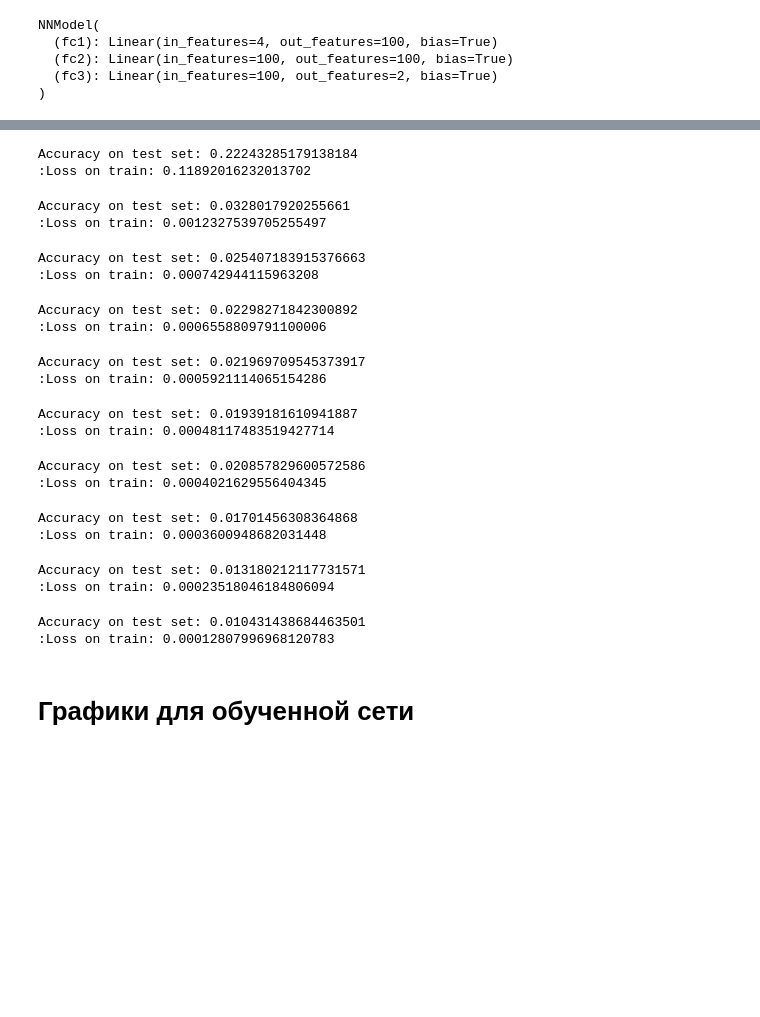
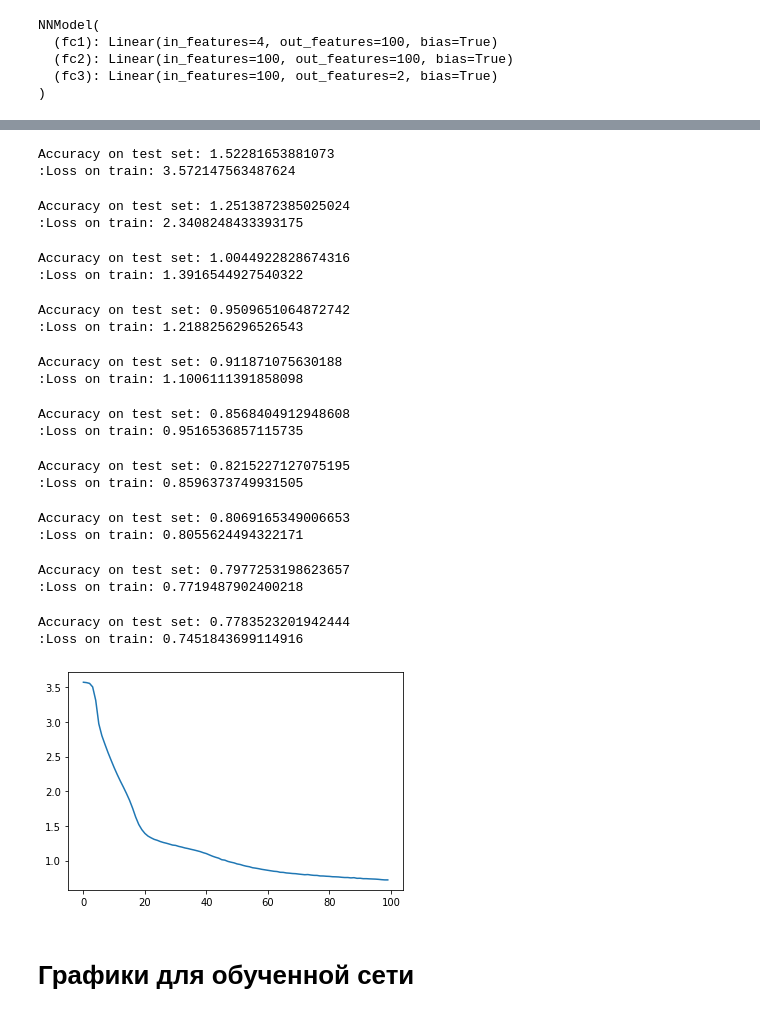
Before and after one commit to vladushked/playground, a Jupyter notebook: pytorch/identification.ipynb, the cells around one changed output, grey strips where cells are left out. Cells and saved outputs as stored; diff of their text form; code cells hidden in the pictures; blank space fills up the shorter version.

```diff
--- a/pytorch/identification.ipynb
+++ b/pytorch/identification.ipynb
@@ -244,5 +245,6 @@ tensor([[-0.3907,  0.6009]], device='cuda:0')
 # %%
 # Train Network
+epoch_losses = []
 for epoch in range(NUM_EPOCHS):
     losses = []
     for batch_idx, (data, targets) in enumerate(tqdm(train_loader)):
@@ -259,24 +261,29 @@ for epoch in range(NUM_EPOCHS):
     if epoch % 10 == 0:
         print(f"Accuracy on test set: {check_accuracy(test_loader, model)}")
         print(f":Loss on train: {np.mean(losses)}")
+    epoch_losses.append(np.mean(losses))
 # %% [output]
-Accuracy on test set: 0.22243285179138184
-:Loss on train: 0.11892016232013702
+Accuracy on test set: 1.52281653881073
+:Loss on train: 3.572147563487624
-Accuracy on test set: 0.0328017920255661
-:Loss on train: 0.0012327539705255497
+Accuracy on test set: 1.2513872385025024
+:Loss on train: 2.3408248433393175
-Accuracy on test set: 0.025407183915376663
-:Loss on train: 0.000742944115963208
+Accuracy on test set: 1.0044922828674316
+:Loss on train: 1.3916544927540322
-Accuracy on test set: 0.02298271842300892
-:Loss on train: 0.0006558809791100006
+Accuracy on test set: 0.9509651064872742
+:Loss on train: 1.2188256296526543
-Accuracy on test set: 0.021969709545373917
-:Loss on train: 0.0005921114065154286
+Accuracy on test set: 0.911871075630188
+:Loss on train: 1.1006111391858098
-Accuracy on test set: 0.01939181610941887
-:Loss on train: 0.00048117483519427714
+Accuracy on test set: 0.8568404912948608
+:Loss on train: 0.9516536857115735
-Accuracy on test set: 0.020857829600572586
-:Loss on train: 0.0004021629556404345
+Accuracy on test set: 0.8215227127075195
+:Loss on train: 0.8596373749931505
-Accuracy on test set: 0.01701456308364868
-:Loss on train: 0.0003600948682031448
+Accuracy on test set: 0.8069165349006653
+:Loss on train: 0.8055624494322171
-Accuracy on test set: 0.013180212117731571
-:Loss on train: 0.00023518046184806094
+Accuracy on test set: 0.7977253198623657
+:Loss on train: 0.7719487902400218
-Accuracy on test set: 0.010431438684463501
-:Loss on train: 0.00012807996968120783
+Accuracy on test set: 0.7783523201942444
+:Loss on train: 0.7451843699114916
+# %%
+plt.plot(epoch_losses)
+# %% [output]
+[figure, added]
```
Also changed, not shown: parts of 9 cells of this notebook.
